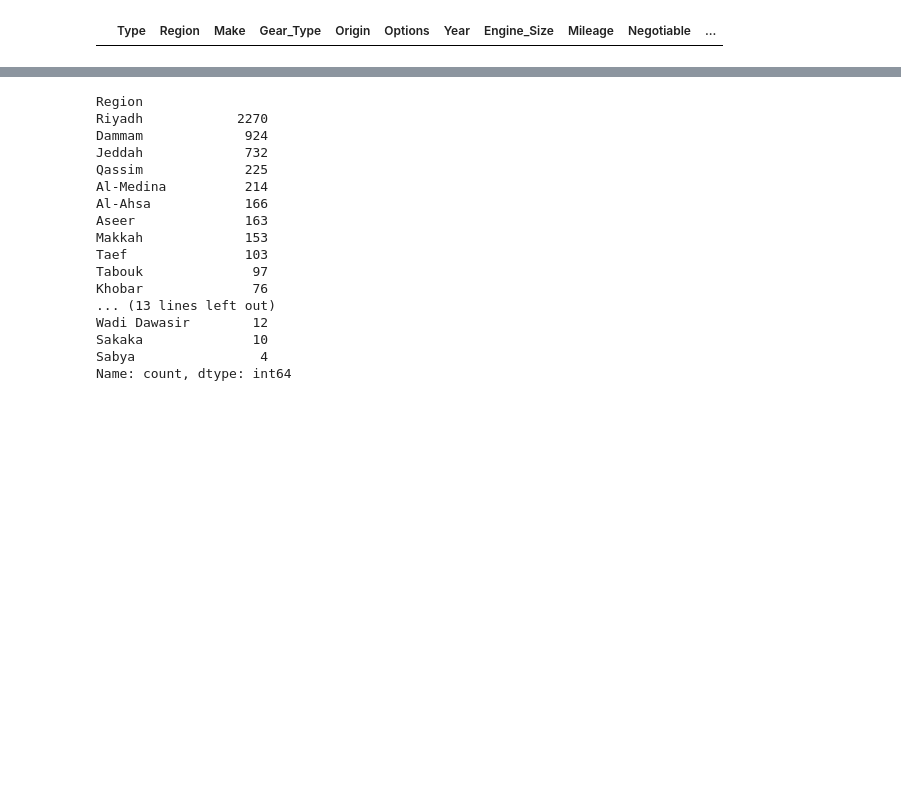
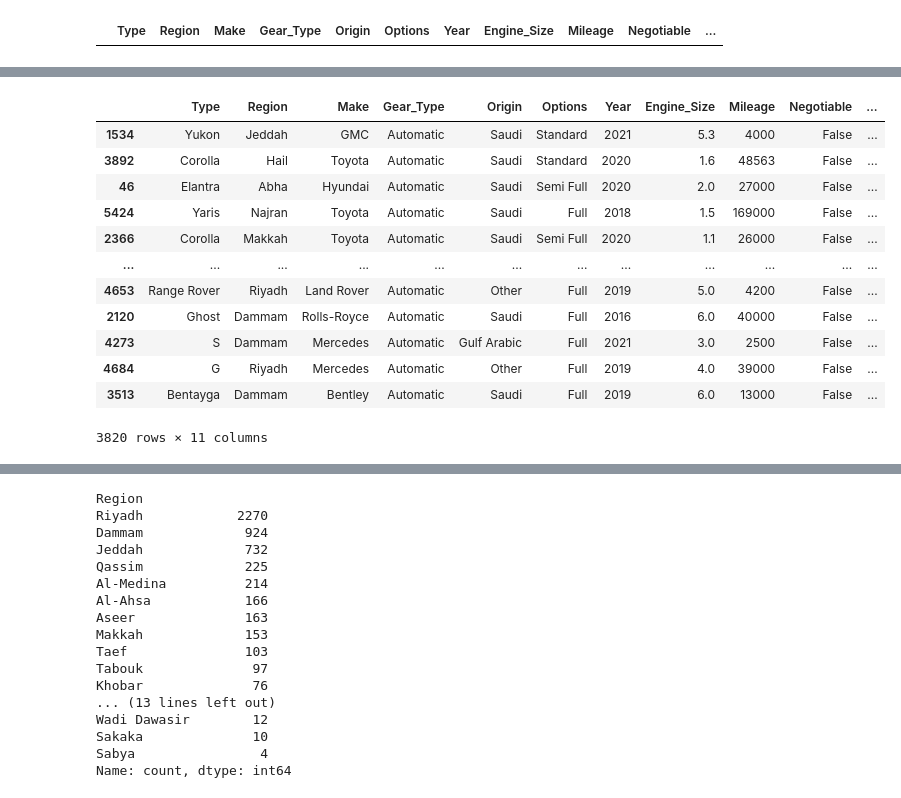
Before and after one commit to ghadaMhammed/Usecase-4, a Jupyter notebook: EDA explain template.ipynb, the cells around one changed output, grey strips where cells are left out. Cells and saved outputs as stored; diff of their text form; code cells hidden in the pictures; blank space fills up the shorter version.

```diff
--- a/EDA explain template.ipynb
+++ b/EDA explain template.ipynb
@@ -78,0 +126,16 @@ df[df.duplicated()]
+# %%
+df_above_1000.sort_values(by= ' Price' , ascending = True)
+# %% [output]
+|  | Type | Region | Make | Gear_Type | Origin | Options | Year | Engine_Size | Mileage | Negotiable | ... |
+| 1534 | Yukon | Jeddah | GMC | Automatic | Saudi | Standard | 2021 | 5.3 | 4000 | False | ... |
+| 3892 | Corolla | Hail | Toyota | Automatic | Saudi | Standard | 2020 | 1.6 | 48563 | False | ... |
+| 46 | Elantra | Abha | Hyundai | Automatic | Saudi | Semi Full | 2020 | 2.0 | 27000 | False | ... |
+| 5424 | Yaris | Najran | Toyota | Automatic | Saudi | Full | 2018 | 1.5 | 169000 | False | ... |
+| 2366 | Corolla | Makkah | Toyota | Automatic | Saudi | Semi Full | 2020 | 1.1 | 26000 | False | ... |
+| ... | ... | ... | ... | ... | ... | ... | ... | ... | ... | ... | ... |
+| 4653 | Range Rover | Riyadh | Land Rover | Automatic | Other | Full | 2019 | 5.0 | 4200 | False | ... |
+| 2120 | Ghost | Dammam | Rolls-Royce | Automatic | Saudi | Full | 2016 | 6.0 | 40000 | False | ... |
+| 4273 | S | Dammam | Mercedes | Automatic | Gulf Arabic | Full | 2021 | 3.0 | 2500 | False | ... |
+| 4684 | G | Riyadh | Mercedes | Automatic | Other | Full | 2019 | 4.0 | 39000 | False | ... |
+| 3513 | Bentayga | Dammam | Bentley | Automatic | Saudi | Full | 2019 | 6.0 | 13000 | False | ... |
+3820 rows × 11 columns
```
Also changed, not shown: parts of 6 cells of this notebook.
